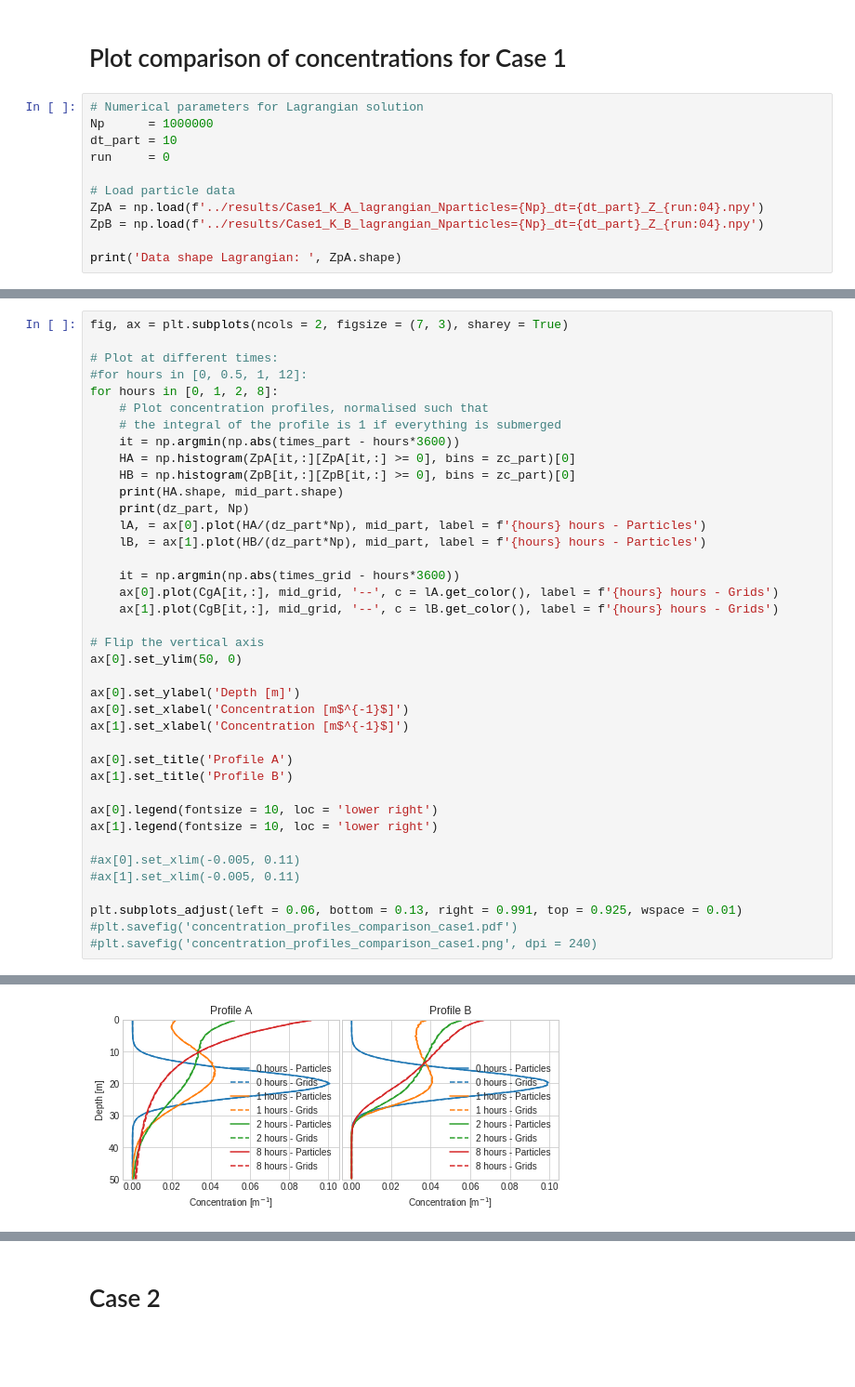
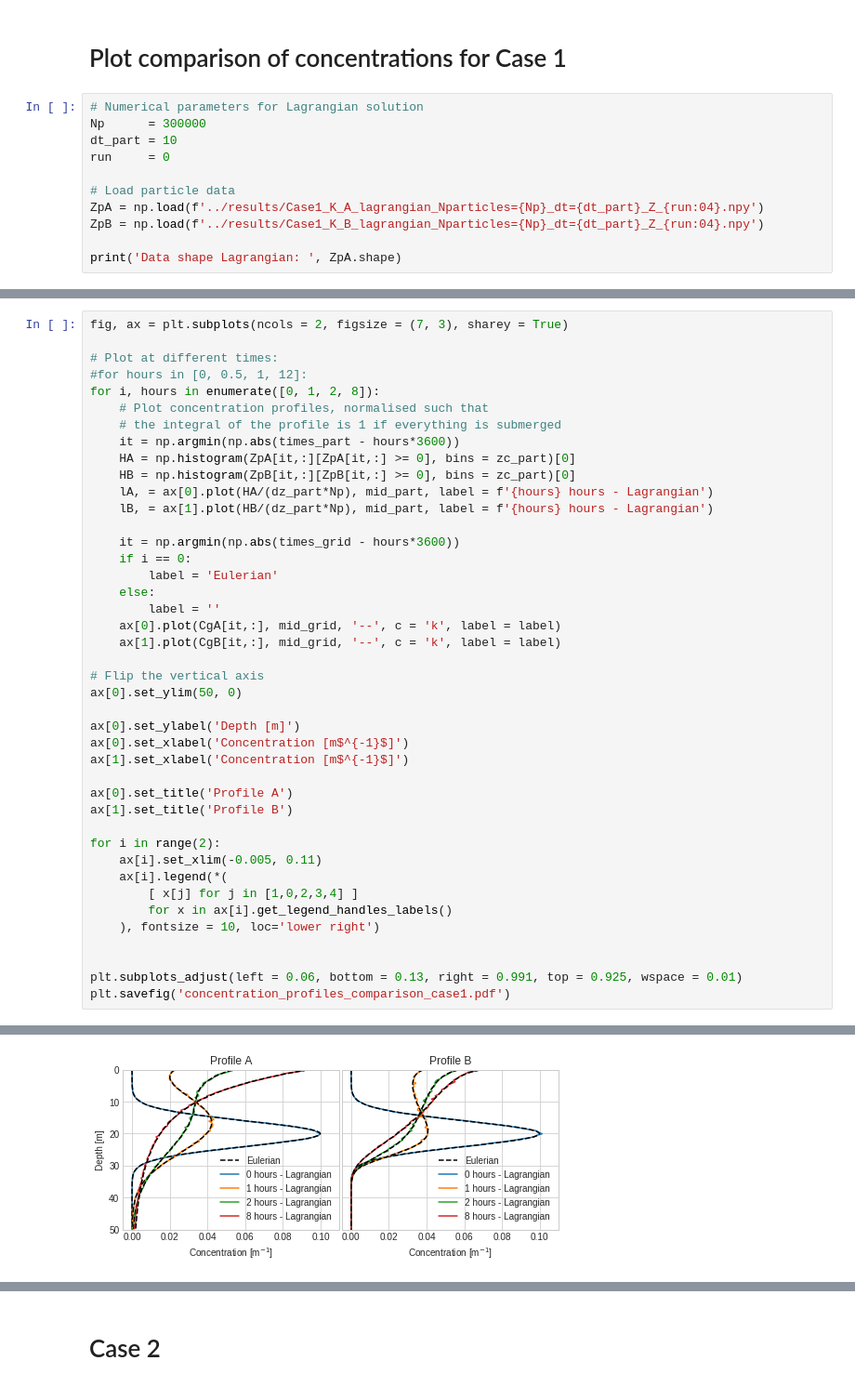
Before and after one commit to nordam/Eulerian-and-Lagrangian-methods, a Jupyter notebook: notebooks/ComparisonPlots.ipynb, the cells around one changed output, grey strips where cells are left out. Shown at 93% size. Cells and saved outputs as stored; diff of their text form; blank space fills up the shorter version.

```diff
--- a/notebooks/ComparisonPlots.ipynb
+++ b/notebooks/ComparisonPlots.ipynb
@@ -12,7 +12,7 @@ plt.style.use('seaborn-whitegrid')
 # Plot comparison of concentrations for Case 1
 # %%
 # Numerical parameters for Lagrangian solution
-Np      = 1000000
+Np      = 300000
 dt_part = 10
 run     = 0
 
@@ -65,20 +65,22 @@ fig, ax = plt.subplots(ncols = 2, figsize = (7, 3), sharey = True)
 
 # Plot at different times:
 #for hours in [0, 0.5, 1, 12]:
-for hours in [0, 1, 2, 8]:
+for i, hours in enumerate([0, 1, 2, 8]):
     # Plot concentration profiles, normalised such that
     # the integral of the profile is 1 if everything is submerged
     it = np.argmin(np.abs(times_part - hours*3600))
     HA = np.histogram(ZpA[it,:][ZpA[it,:] >= 0], bins = zc_part)[0]
     HB = np.histogram(ZpB[it,:][ZpB[it,:] >= 0], bins = zc_part)[0]
-    print(HA.shape, mid_part.shape)
-    print(dz_part, Np)
-    lA, = ax[0].plot(HA/(dz_part*Np), mid_part, label = f'{hours} hours - Particles')
-    lB, = ax[1].plot(HB/(dz_part*Np), mid_part, label = f'{hours} hours - Particles')
+    lA, = ax[0].plot(HA/(dz_part*Np), mid_part, label = f'{hours} hours - Lagrangian')
+    lB, = ax[1].plot(HB/(dz_part*Np), mid_part, label = f'{hours} hours - Lagrangian')
 
     it = np.argmin(np.abs(times_grid - hours*3600))
-    ax[0].plot(CgA[it,:], mid_grid, '--', c = lA.get_color(), label = f'{hours} hours - Grids')
-    ax[1].plot(CgB[it,:], mid_grid, '--', c = lB.get_color(), label = f'{hours} hours - Grids')
+    if i == 0:
+        label = 'Eulerian'
+    else:
+        label = ''
+    ax[0].plot(CgA[it,:], mid_grid, '--', c = 'k', label = label)
+    ax[1].plot(CgB[it,:], mid_grid, '--', c = 'k', label = label)
 
 # Flip the vertical axis
 ax[0].set_ylim(50, 0)
@@ -90,13 +92,14 @@ ax[1].set_xlabel('Concentration [m$^{-1}$]')
 ax[0].set_title('Profile A')
 ax[1].set_title('Profile B')
 
-ax[0].legend(fontsize = 10, loc = 'lower right')
-ax[1].legend(fontsize = 10, loc = 'lower right')
+for i in range(2):
+    ax[i].set_xlim(-0.005, 0.11)
+    ax[i].legend(*(
+        [ x[j] for j in [1,0,2,3,4] ]
+        for x in ax[i].get_legend_handles_labels()
+    ), fontsize = 10, loc='lower right')
 
-#ax[0].set_xlim(-0.005, 0.11)
-#ax[1].set_xlim(-0.005, 0.11)
 
 plt.subplots_adjust(left = 0.06, bottom = 0.13, right = 0.991, top = 0.925, wspace = 0.01)
-#plt.savefig('concentration_profiles_comparison_case1.pdf')
-#plt.savefig('concentration_profiles_comparison_case1.png', dpi = 240)
+plt.savefig('concentration_profiles_comparison_case1.pdf')
 # %% [output]
@@ -111 +106 @@ plt.subplots_adjust(left = 0.06, bottom = 0.13, right = 0.991, top = 0.925, wspa
-[figure, old version]
+[figure, new version]
```
Also changed, not shown: parts of 19 cells of this notebook, 1 other file.
